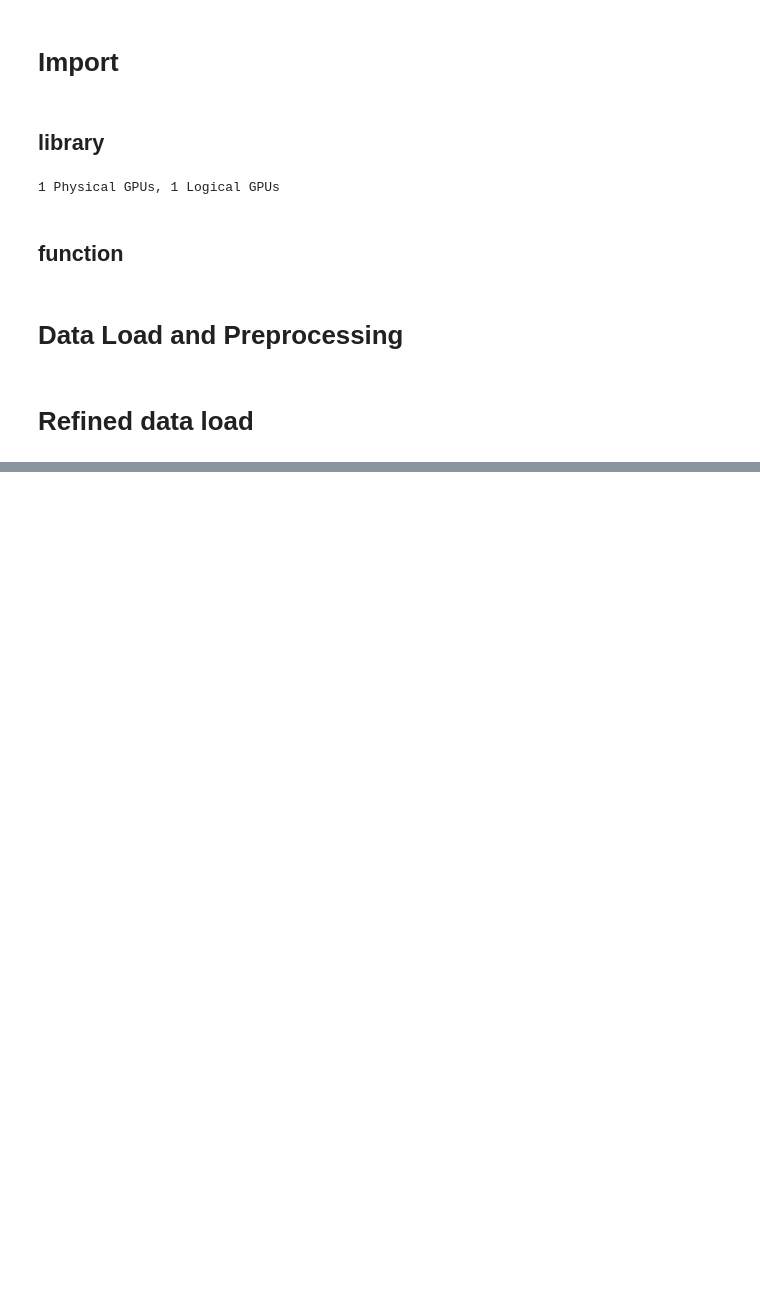
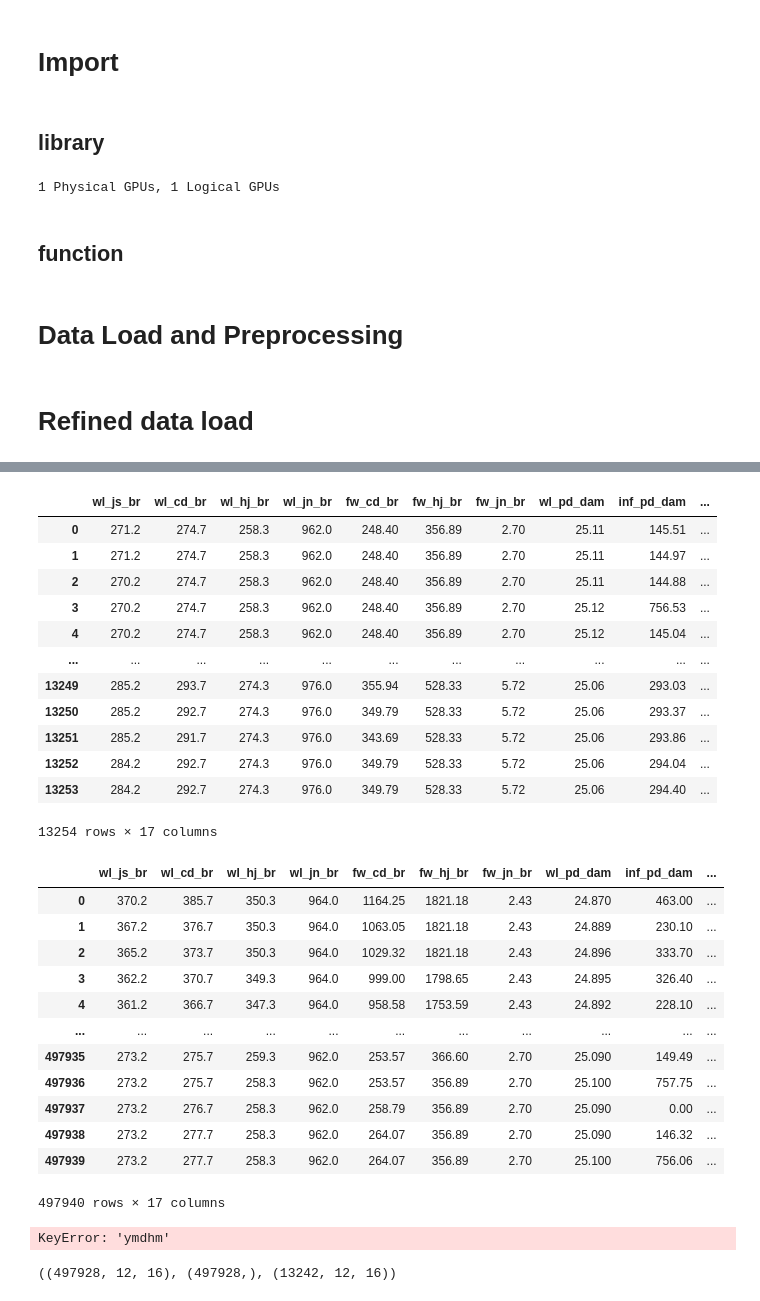
Before and after one commit to Bae-ChangHyun/Waterlevel-predict, a Jupyter notebook: code/수위 예측 lstm.ipynb, the cells around one changed output, grey strips where cells are left out. Saved outputs shown, nothing was run; the diff lists cells and outputs as text; code cells hidden in the pictures; blank space fills up the shorter version.

```diff
--- a/code/수위 예측 lstm.ipynb
+++ b/code/수위 예측 lstm.ipynb
@@ -222,5 +221,5 @@ train_data['target']=train_data['wl_js_br']
 test_data['target']=0
 # answer
 
-train_data.drop(['wl_hg_br','fw_hg_br','wl_gj_br','wl_pd_br','fw_pd_br'],axis=1,inplace=True)
-test_data.drop(['wl_hg_br','fw_hg_br','wl_gj_br','wl_pd_br','fw_pd_br'],axis=1,inplace=True)
+train_data.drop(['wl_hg_br','fw_hg_br','wl_gj_br','wl_pd_br','fw_pd_br','ymdhm'],axis=1,inplace=True)
+test_data.drop(['wl_hg_br','fw_hg_br','wl_gj_br','wl_pd_br','fw_pd_br','ymdhm'],axis=1,inplace=True)
@@ -283,0 +226,45 @@ _________________________________________________________________
+# %%
+test_data=pd.concat([train_data[-6:],test_data])
+test_data.reset_index(drop=True,inplace=True)
+test_data
+
+train_data=train_data[:-12]
+train_data
+# %% [output]
+|  | wl_js_br | wl_cd_br | wl_hj_br | wl_jn_br | fw_cd_br | fw_hj_br | fw_jn_br | wl_pd_dam | inf_pd_dam | ... |
+| 0 | 271.2 | 274.7 | 258.3 | 962.0 | 248.40 | 356.89 | 2.70 | 25.11 | 145.51 | ... |
+| 1 | 271.2 | 274.7 | 258.3 | 962.0 | 248.40 | 356.89 | 2.70 | 25.11 | 144.97 | ... |
+| 2 | 270.2 | 274.7 | 258.3 | 962.0 | 248.40 | 356.89 | 2.70 | 25.11 | 144.88 | ... |
+| 3 | 270.2 | 274.7 | 258.3 | 962.0 | 248.40 | 356.89 | 2.70 | 25.12 | 756.53 | ... |
+| 4 | 270.2 | 274.7 | 258.3 | 962.0 | 248.40 | 356.89 | 2.70 | 25.12 | 145.04 | ... |
+| ... | ... | ... | ... | ... | ... | ... | ... | ... | ... | ... |
+| 13249 | 285.2 | 293.7 | 274.3 | 976.0 | 355.94 | 528.33 | 5.72 | 25.06 | 293.03 | ... |
+| 13250 | 285.2 | 292.7 | 274.3 | 976.0 | 349.79 | 528.33 | 5.72 | 25.06 | 293.37 | ... |
+| 13251 | 285.2 | 291.7 | 274.3 | 976.0 | 343.69 | 528.33 | 5.72 | 25.06 | 293.86 | ... |
+| 13252 | 284.2 | 292.7 | 274.3 | 976.0 | 349.79 | 528.33 | 5.72 | 25.06 | 294.04 | ... |
+| 13253 | 284.2 | 292.7 | 274.3 | 976.0 | 349.79 | 528.33 | 5.72 | 25.06 | 294.40 | ... |
+13254 rows × 17 columns
+|  | wl_js_br | wl_cd_br | wl_hj_br | wl_jn_br | fw_cd_br | fw_hj_br | fw_jn_br | wl_pd_dam | inf_pd_dam | ... |
+| 0 | 370.2 | 385.7 | 350.3 | 964.0 | 1164.25 | 1821.18 | 2.43 | 24.870 | 463.00 | ... |
+| 1 | 367.2 | 376.7 | 350.3 | 964.0 | 1063.05 | 1821.18 | 2.43 | 24.889 | 230.10 | ... |
+| 2 | 365.2 | 373.7 | 350.3 | 964.0 | 1029.32 | 1821.18 | 2.43 | 24.896 | 333.70 | ... |
+| 3 | 362.2 | 370.7 | 349.3 | 964.0 | 999.00 | 1798.65 | 2.43 | 24.895 | 326.40 | ... |
+| 4 | 361.2 | 366.7 | 347.3 | 964.0 | 958.58 | 1753.59 | 2.43 | 24.892 | 228.10 | ... |
+| ... | ... | ... | ... | ... | ... | ... | ... | ... | ... | ... |
+| 497935 | 273.2 | 275.7 | 259.3 | 962.0 | 253.57 | 366.60 | 2.70 | 25.090 | 149.49 | ... |
+| 497936 | 273.2 | 275.7 | 258.3 | 962.0 | 253.57 | 356.89 | 2.70 | 25.100 | 757.75 | ... |
+| 497937 | 273.2 | 276.7 | 258.3 | 962.0 | 258.79 | 356.89 | 2.70 | 25.090 | 0.00 | ... |
+| 497938 | 273.2 | 277.7 | 258.3 | 962.0 | 264.07 | 356.89 | 2.70 | 25.090 | 146.32 | ... |
+| 497939 | 273.2 | 277.7 | 258.3 | 962.0 | 264.07 | 356.89 | 2.70 | 25.100 | 756.06 | ... |
+497940 rows × 17 columns
+# %%
+# Convert 'ymdhm' column to datetime format
+train_data['ymdhm'] = pd.to_datetime(train_data['ymdhm'])
+# Set 'ymdhm' as the index
+train_data.set_index('ymdhm', inplace=True)
+
+test_data['ymdhm'] = pd.to_datetime(test_data['ymdhm'])
+# Set 'ymdhm' as the index
+test_data.set_index('ymdhm', inplace=True)
+# %% [output]
+KeyError: 'ymdhm'
@@ -284,3 +279,27 @@ _________________________________________________________________
+# %%
+# Create sequences
+def create_sequences(input_data, tw):
+    train_seq,train_label = [], []
+    L = len(input_data)
+    for i in range(L-tw):
+        train_seq.append(input_data.loc[i:i+tw-1,:].drop(['target'],axis=1).values)
+        train_label.append(input_data.loc[i+tw,'target'])
+    return np.array(train_seq),np.array(train_label)
+
+# Define the sequence length
+sequence_length = 12
+
+# Create sequences
+
+# Separate inputs and targets
+x_train, y_train = create_sequences(train_data, sequence_length)
+
+# Separate inputs and targets
+x_test, _ = create_sequences(test_data, sequence_length)
+
+x_train.shape, y_train.shape,x_test.shape
+# %% [output]
+((497928, 12, 16), (497928,), (13242, 12, 16))
 # %%
 from keras.models import Sequential
 from keras.layers import Dense, LSTM, GRU, AveragePooling1D, GlobalAveragePooling1D,Dropout
```
Also changed, not shown: parts of 6 cells of this notebook, 6 other files.
